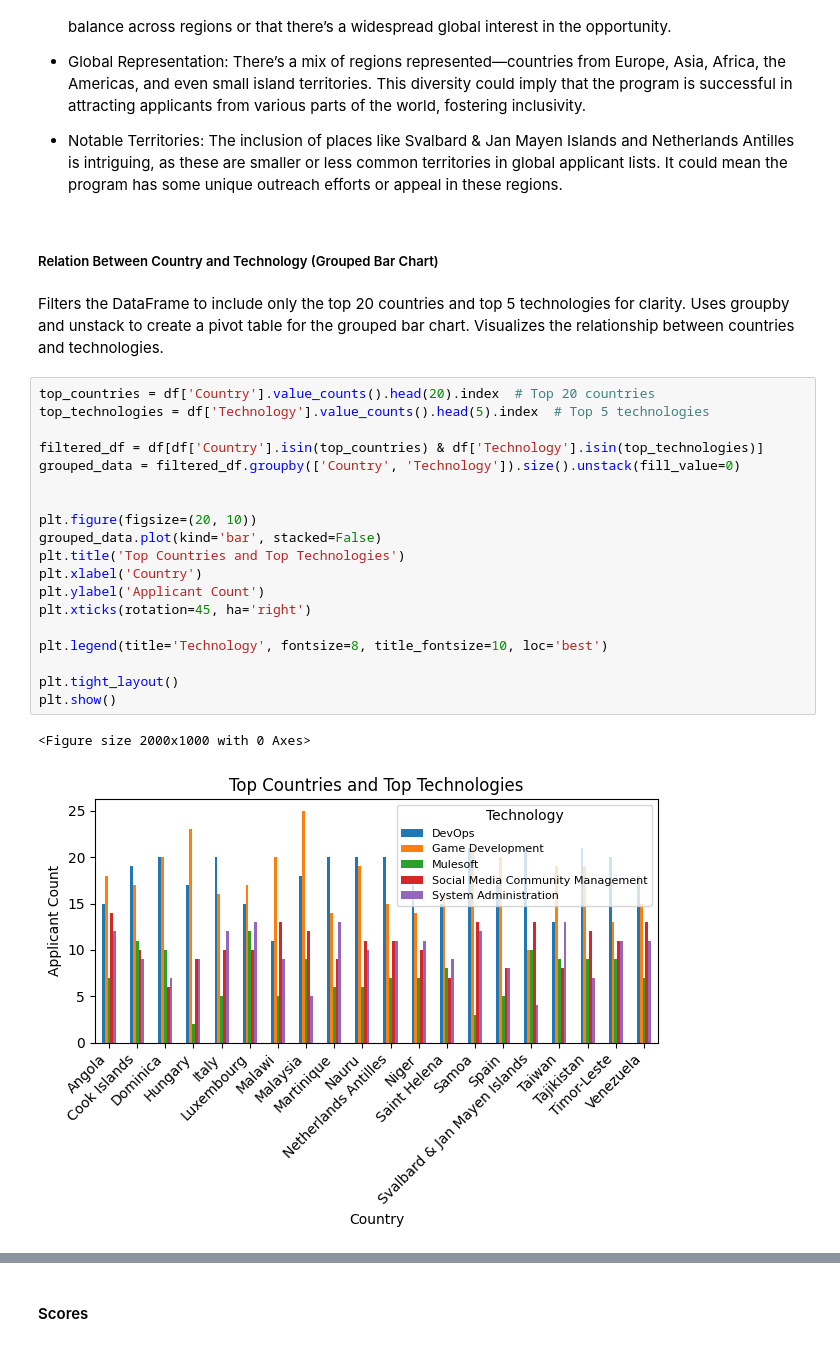
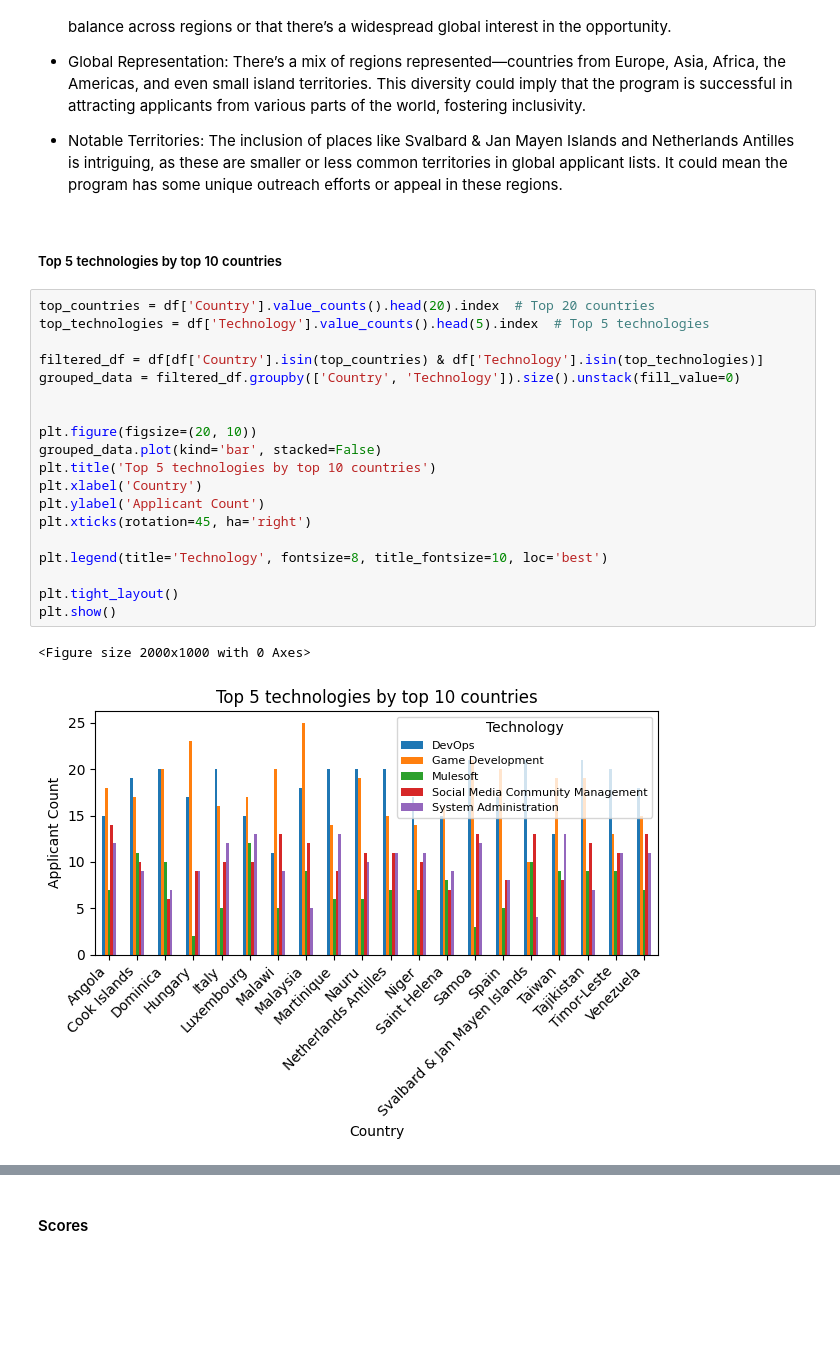
Before and after one commit to ntlg72/etl-ws-1, a Jupyter notebook: notebooks/001_eda.ipynb, the cells around one changed output, grey strips where cells are left out. Drawn from its saved outputs; the diff is of its cells as text; blank space fills up the shorter version.

```diff
--- a/notebooks/001_eda.ipynb
+++ b/notebooks/001_eda.ipynb
@@ -200,32 +214,28 @@ plt.show()
 * Global Representation: There’s a mix of regions represented—countries from Europe, Asia, Africa, the Americas, and even small island territories. This diversity could imply that the program is successful in attracting applicants from various parts of the world, fostering inclusivity.
 
 * Notable Territories: The inclusion of places like Svalbard & Jan Mayen Islands and Netherlands Antilles is intriguing, as these are smaller or less common territories in global applicant lists. It could mean the program has some unique outreach efforts or appeal in these regions.
-# %% [markdown]
-##### Relation Between Country and Technology (Grouped Bar Chart)
-# %% [markdown]
-Filters the DataFrame to include only the top 20 countries and top 5 technologies for clarity.
-Uses groupby and unstack to create a pivot table for the grouped bar chart.
-Visualizes the relationship between countries and technologies.
+# %% [markdown]
+##### Top 5 technologies by top 10 countries
 # %%
 top_countries = df['Country'].value_counts().head(20).index  # Top 20 countries
 top_technologies = df['Technology'].value_counts().head(5).index  # Top 5 technologies
 
 filtered_df = df[df['Country'].isin(top_countries) & df['Technology'].isin(top_technologies)]
 grouped_data = filtered_df.groupby(['Country', 'Technology']).size().unstack(fill_value=0)
 
 
 plt.figure(figsize=(20, 10))
 grouped_data.plot(kind='bar', stacked=False)
-plt.title('Top Countries and Top Technologies')
+plt.title('Top 5 technologies by top 10 countries')
 plt.xlabel('Country')
 plt.ylabel('Applicant Count')
 plt.xticks(rotation=45, ha='right')
 
 plt.legend(title='Technology', fontsize=8, title_fontsize=10, loc='best')
 
 plt.tight_layout()
 plt.show()
 # %% [output]
 <Figure size 2000x1000 with 0 Axes>
-[figure, old version]
+[figure, new version]
 # %% [markdown]
```
Also changed, not shown: parts of 25 cells of this notebook, 7 other files.
